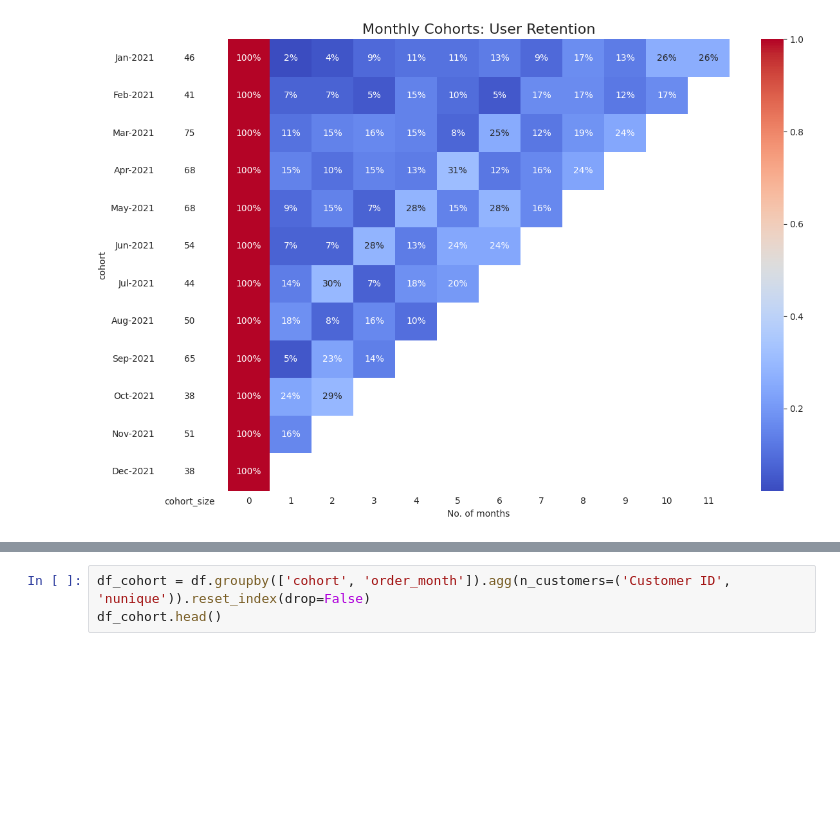
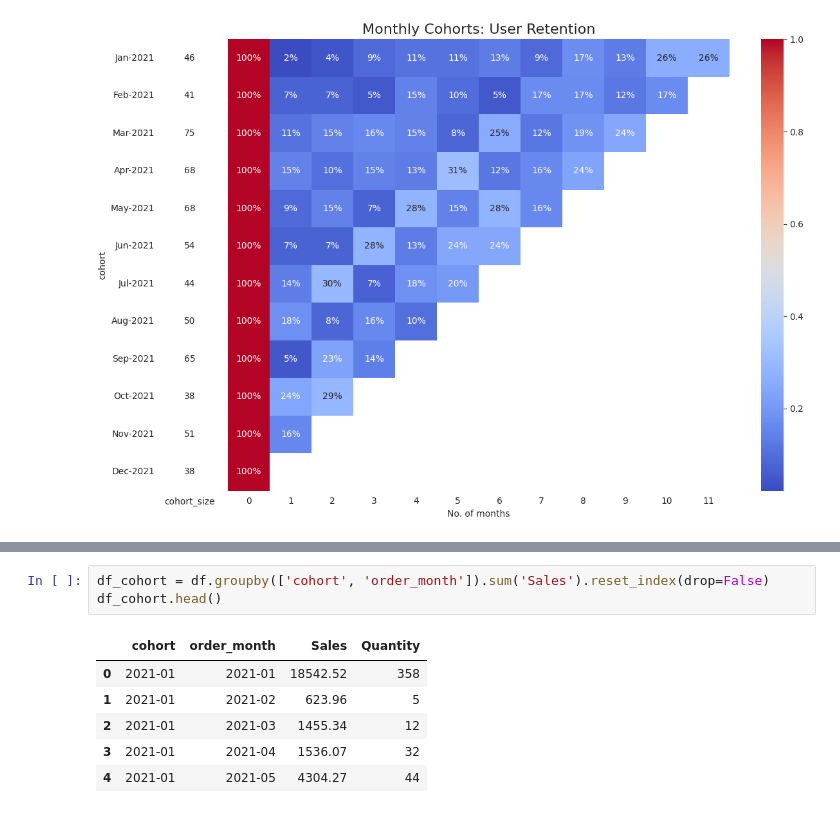
Before and after one commit to VenkataPrasad97/Task, a Jupyter notebook: task_rfm.ipynb, the cells around one changed output, grey strips where cells are left out. Cells and saved outputs as stored; diff of their text form; blank space fills up the shorter version.

```diff
--- a/task_rfm.ipynb
+++ b/task_rfm.ipynb
@@ -238,3 +247,10 @@ with sns.axes_style("white"):
 # %%
-df_cohort = df.groupby(['cohort', 'order_month']).agg(n_customers=('Customer ID', 'nunique')).reset_index(drop=False)
+df_cohort = df.groupby(['cohort', 'order_month']).sum('Sales').reset_index(drop=False)
 df_cohort.head()
+# %% [output]
+|  | cohort | order_month | Sales | Quantity |
+| 0 | 2021-01 | 2021-01 | 18542.52 | 358 |
+| 1 | 2021-01 | 2021-02 | 623.96 | 5 |
+| 2 | 2021-01 | 2021-03 | 1455.34 | 12 |
+| 3 | 2021-01 | 2021-04 | 1536.07 | 32 |
+| 4 | 2021-01 | 2021-05 | 4304.27 | 44 |
```
Also changed, not shown: parts of 3 cells of this notebook.
